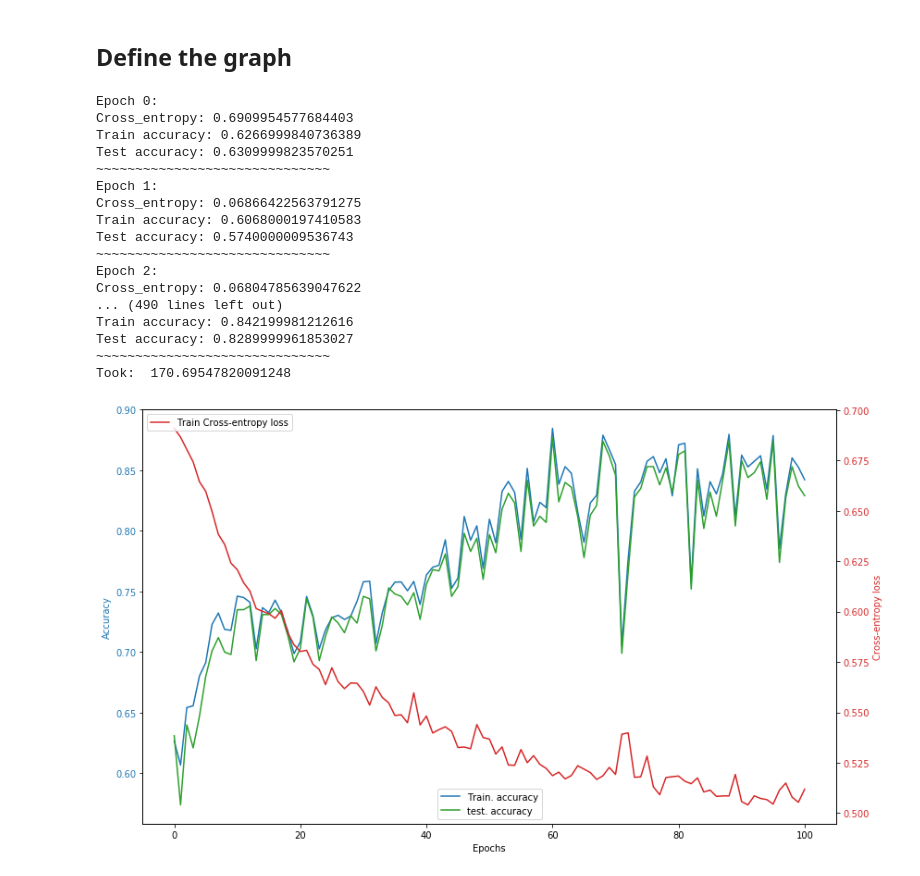
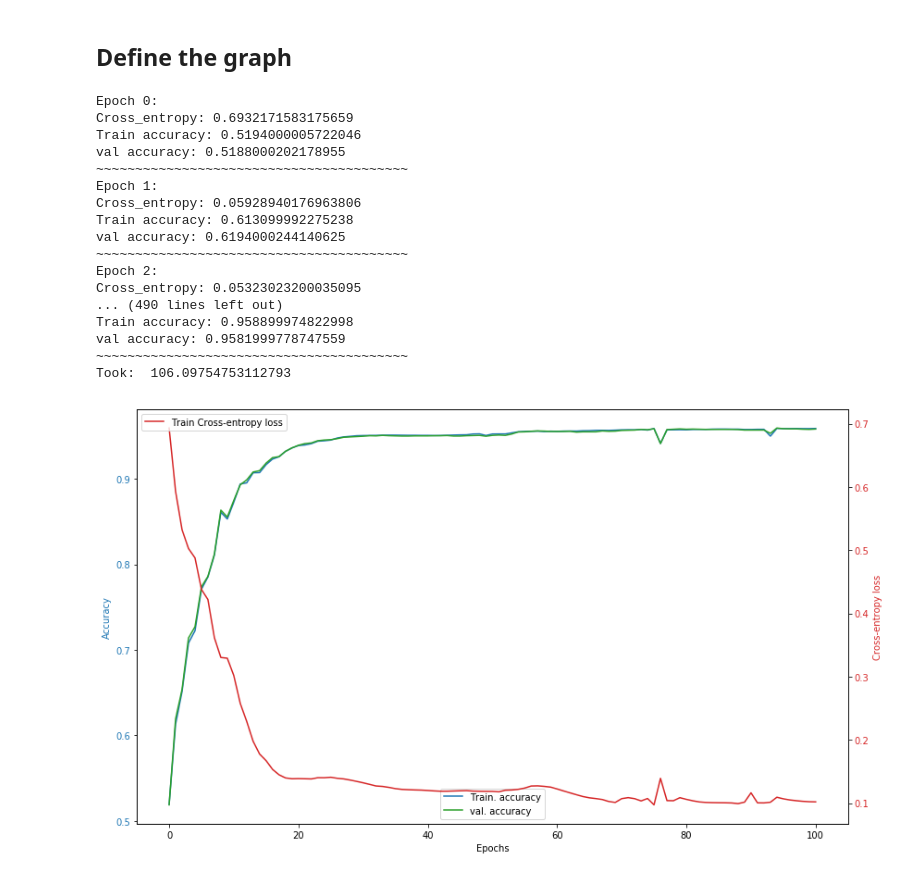
Before and after one commit to AmmarRashed/LSTM4fun, a Jupyter notebook: Reber Grammar.ipynb, the cells around one changed output. Saved outputs shown, nothing was run; the diff lists cells and outputs as text; code cells hidden in the pictures.

```diff
--- a/Reber Grammar.ipynb
+++ b/Reber Grammar.ipynb
@@ -145,40 +141,39 @@ def generate_batch(X, y, seq_lens, batch_size=50):
 # %%
 def run_session(graph, num_epochs=1000, p_every=1, batch_size=50):
     start = time.time()
-    generator = generate_batch(X_train, y_train, seq_lens_train, batch_size)
     with tf.Session(graph=graph) as sess:
         with tf.device('/gpu'):
             init.run()
             train_accuracies = dict()
-            test_accuracies = dict()
+            val_accuracies = dict()
             losses = dict()
             avg_loss = 0
-            cntr = len(X_train)//batch_size
+            X_batches = np.array_split(X_train, len(X_train)//batch_size)
+            l_batches = np.array_split(seq_lens_train, len(seq_lens_train)//batch_size)
+            y_batches = np.array_split(y_train, len(y_train)//batch_size)
+            avg_loss = 0
             for e in range(num_epochs+1):
-                for i in range(cntr):
-                    X_batch, y_batch, seq_lens_batch = generator.__next__()
-                    feed_dict = {X:X_batch, seq_lens:seq_lens_batch, y: y_batch.reshape(-1, 1), keep_prob:0.5}
+                for X_batch,l_batch,y_batch in zip(X_batches, l_batches, y_batches):
+                    feed_dict = {X:X_batch, seq_lens:l_batch, y: y_batch.reshape(-1, 1)}
                     _, loss_val = sess.run([optimizer, loss], feed_dict=feed_dict)
-                    avg_loss += loss_val
-                avg_loss/= cntr
+                avg_loss += loss_val
                 if e%p_every == 0:
                     train_accuracy = accuracy.eval(
-                        feed_dict = {X:X_train, seq_lens:seq_lens_train, y: y_train.reshape(-1, 1), keep_prob:1.0})
+                        feed_dict = {X:X_train, seq_lens:seq_lens_train, y: y_train.reshape(-1, 1)})
 
-                    test_accuracy = accuracy.eval(
-                                             feed_dict={X:X_test,
-                                                        seq_lens:seq_lens_test,
-                                                        y:y_test.reshape(-1, 1),
-                                                        keep_prob:1})
+                    val_accuracy = accuracy.eval(
+                                             feed_dict={X:X_val,
+                                                        seq_lens:seq_lens_val,
+                                                        y:y_val.reshape(-1, 1)})
 
                     losses[e] = avg_loss/p_every if e>0 else avg_loss
                     train_accuracies[e] = train_accuracy
-                    test_accuracies[e] = test_accuracy
+                    val_accuracies[e] = val_accuracy
+                    print("Epoch {0}:\nCross_entropy: {1}\nTrain accuracy: {2}\nval accuracy: {3}".format(
+                    e, avg_loss/10 if e>0 else avg_loss, train_accuracy, val_accuracy))
+                    print("~"*40)
 
-                    print("Epoch {0}:\nCross_entropy: {1}\nTrain accuracy: {2}\nTest accuracy: {3}".format(
-                    e, avg_loss/10 if e>0 else avg_loss, train_accuracy, test_accuracy))
-                    print("~"*30)
-                avg_loss = 0
+                    avg_loss = 0
 
             print("Took: ", time.time()-start)
             saver.save(sess,('./reber'))
@@ -187,14 +182,14 @@ def run_session(graph, num_epochs=1000, p_every=1, batch_size=50):
         fig, ax1 = plt.subplots(figsize=(12,7))
         xticks = sorted(losses.keys())
         data1_valid = [train_accuracies[i] for i in xticks]
-        data1_test = [test_accuracies[i] for i in xticks]
+        data1_val = [val_accuracies[i] for i in xticks]
         data2 = [losses[i] for i in xticks]
 
         color = 'tab:blue'
         ax1.set_xlabel('Epochs')
         ax1.set_ylabel('Accuracy', color=color)
         ax1.plot(xticks, data1_valid, color=color)
-        ax1.plot(xticks, data1_test, color='tab:green')
+        ax1.plot(xticks, data1_val, color='tab:green')
         ax1.tick_params(axis='y', labelcolor=color)
 
         ax2 = ax1.twinx()  # instantiate a second axes that shares the same x-axis
@@ -204,27 +199,27 @@ def run_session(graph, num_epochs=1000, p_every=1, batch_size=50):
         ax2.plot(xticks, data2, color=color)
         ax2.tick_params(axis='y', labelcolor=color)
 
-        ax1.legend(['Train. accuracy', 'test. accuracy'], loc='lower center')
+        ax1.legend(['Train. accuracy', 'val. accuracy'], loc='lower center')
         ax2.legend(['Train Cross-entropy loss'], loc='upper left')
         fig.tight_layout()  # otherwise the right y-label is slightly clipped
 # %%
-run_session(graph, num_epochs=100, batch_size=100)
+run_session(graph, num_epochs=100, batch_size=75)
 # %% [output]
 Epoch 0:
-Cross_entropy: 0.6909954577684403
-Train accuracy: 0.6266999840736389
-Test accuracy: 0.6309999823570251
-~~~~~~~~~~~~~~~~~~~~~~~~~~~~~~
+Cross_entropy: 0.6932171583175659
+Train accuracy: 0.5194000005722046
+val accuracy: 0.5188000202178955
+~~~~~~~~~~~~~~~~~~~~~~~~~~~~~~~~~~~~~~~~
 Epoch 1:
-Cross_entropy: 0.06866422563791275
-Train accuracy: 0.6068000197410583
-Test accuracy: 0.5740000009536743
-~~~~~~~~~~~~~~~~~~~~~~~~~~~~~~
+Cross_entropy: 0.05928940176963806
+Train accuracy: 0.613099992275238
+val accuracy: 0.6194000244140625
+~~~~~~~~~~~~~~~~~~~~~~~~~~~~~~~~~~~~~~~~
 Epoch 2:
-Cross_entropy: 0.06804785639047622
+Cross_entropy: 0.05323023200035095
 ... (490 lines left out)
-Train accuracy: 0.842199981212616
-Test accuracy: 0.8289999961853027
-~~~~~~~~~~~~~~~~~~~~~~~~~~~~~~
-Took:  170.69547820091248
+Train accuracy: 0.958899974822998
+val accuracy: 0.9581999778747559
+~~~~~~~~~~~~~~~~~~~~~~~~~~~~~~~~~~~~~~~~
+Took:  106.09754753112793
-[figure, old version]
+[figure, new version]
```
Also changed, not shown: parts of 13 cells of this notebook.
